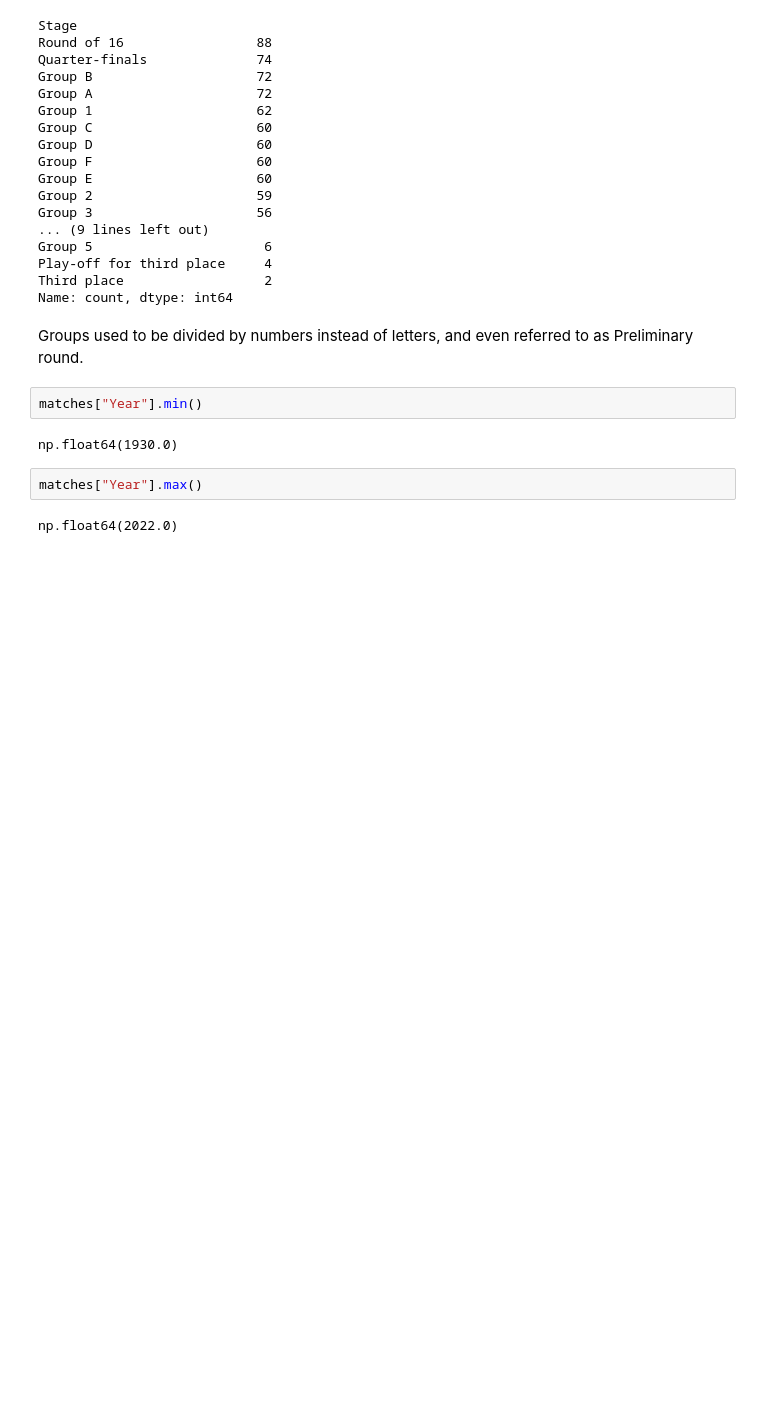
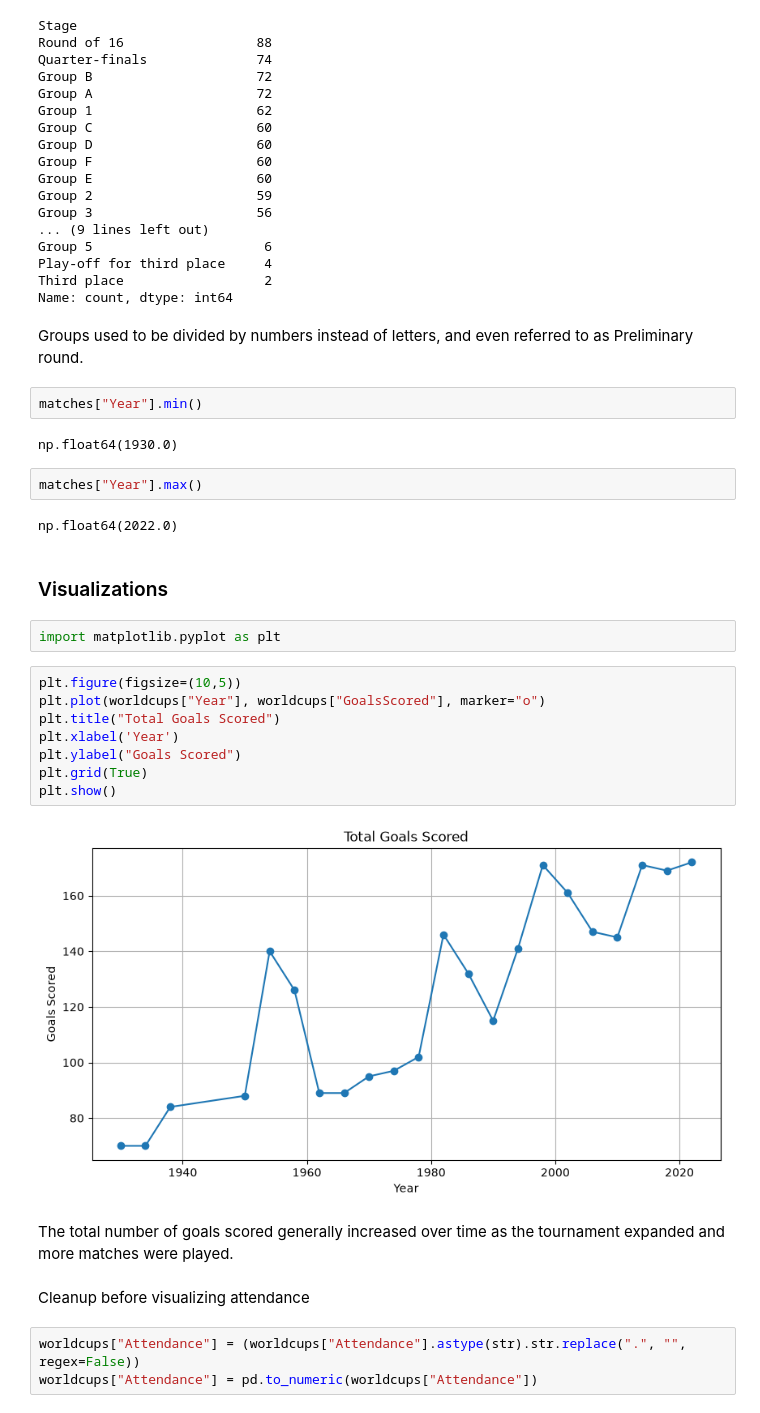
Before and after one commit to dvsdevious/fifa-world-cup-eda, a Jupyter notebook: notebooks/FIFA_EDA.ipynb, the cells around one changed output. Saved outputs shown, nothing was run; the diff lists cells and outputs as text; blank space fills up the shorter version.

Commit message:
Exploratory Data Analysis step 2 - Visualizations

```diff
--- a/notebooks/FIFA_EDA.ipynb
+++ b/notebooks/FIFA_EDA.ipynb
@@ -192,3 +192,24 @@ np.float64(1930.0)
 matches["Year"].max()
 # %% [output]
 np.float64(2022.0)
+# %% [markdown]
+### Visualizations
+# %%
+import matplotlib.pyplot as plt
+# %%
+plt.figure(figsize=(10,5))
+plt.plot(worldcups["Year"], worldcups["GoalsScored"], marker="o")
+plt.title("Total Goals Scored")
+plt.xlabel('Year')
+plt.ylabel("Goals Scored")
+plt.grid(True)
+plt.show()
+# %% [output]
+[figure, added]
+# %% [markdown]
+The total number of goals scored generally increased over time as the tournament expanded and more matches were played.
+# %% [markdown]
+Cleanup before visualizing attendance
+# %%
+worldcups["Attendance"] = (worldcups["Attendance"].astype(str).str.replace(".", "", regex=False))
+worldcups["Attendance"] = pd.to_numeric(worldcups["Attendance"])
```
Also changed, not shown: parts of 13 cells of this notebook.
